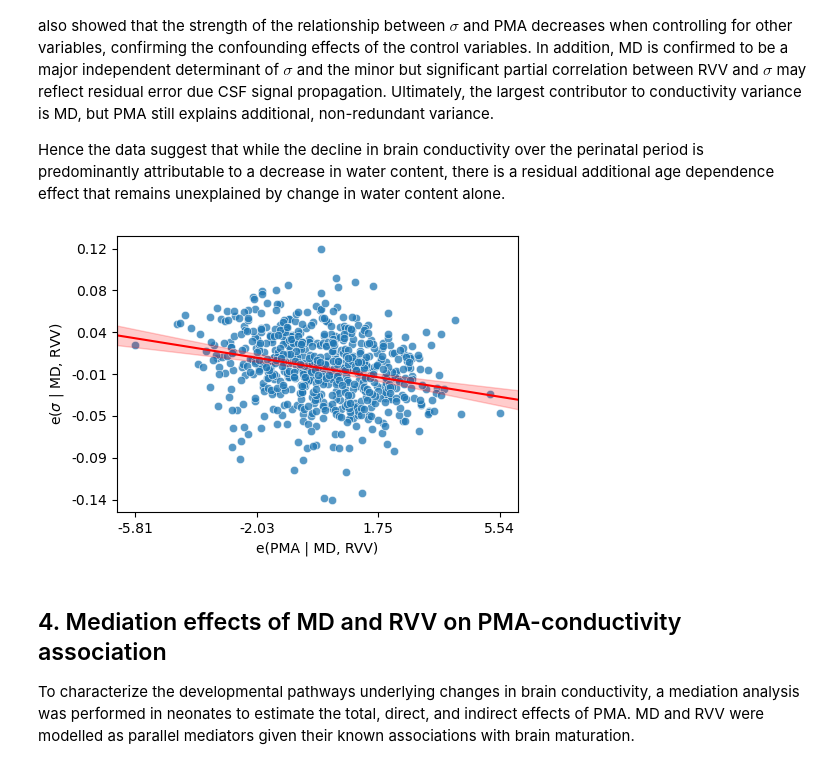
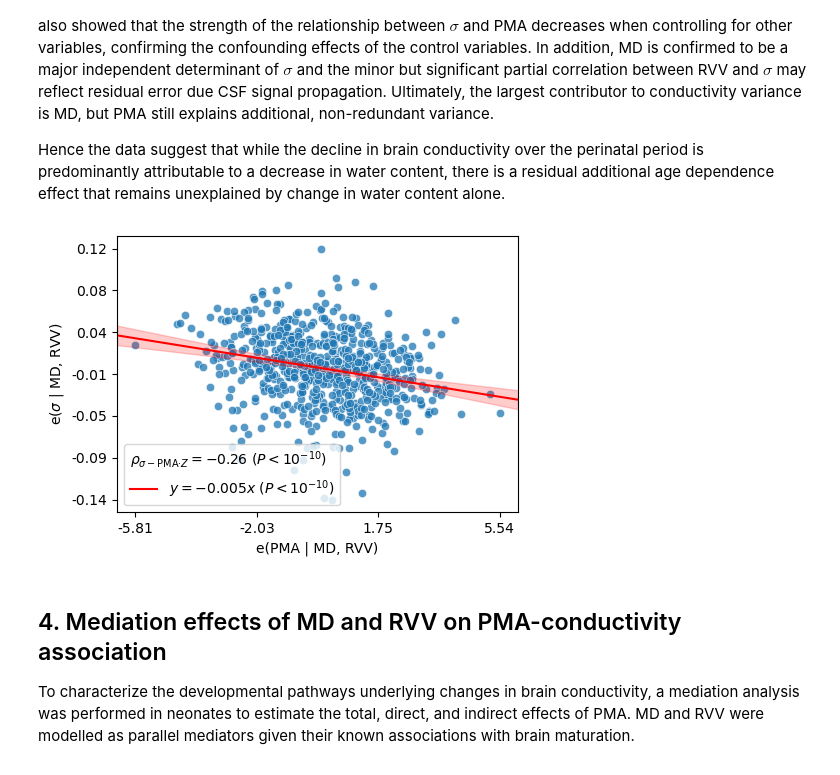
Before and after one commit to aboutill/nano-eptk, a Jupyter notebook: notebooks/experiments/stats_analysis_experiment3.ipynb, the cells around one changed output. Drawn from its saved outputs; the diff is of its cells as text; code cells hidden in the pictures.

```diff
--- a/notebooks/experiments/stats_analysis_experiment3.ipynb
+++ b/notebooks/experiments/stats_analysis_experiment3.ipynb
@@ -426,35 +426,35 @@ rho, pval = res[0], res[1]
 ci = res.confidence_interval(confidence_level=0.95)
 
 # Set title and labels
 ax.set_xlabel(f"e({x_labels[i]} | {', '.join([x_labels[j] for j in range(n) if j != i])})")
 ax.set_ylabel(f"e({y_label} | {', '.join([x_labels[j] for j in range(n) if j != i])})")
 ax.set_xlim(xlim)
 
 # Axes ticks and limits
 xlim = calculate_plot_lim(df[x_res_col], coeff_margin=0)
 ylim = calculate_plot_lim(df[y_res_col], coeff_margin=0)
 ax.set_xticks(np.linspace(xlim[0], xlim[1], 4))
 ax.set_yticks(np.linspace(ylim[0], ylim[1], 7))
 ax.xaxis.set_major_formatter(FormatStrFormatter('%.2f'))
 ax.yaxis.set_major_formatter(FormatStrFormatter('%.2f'))
 
 # Legend
 var_symbol = rf"\rho_{{\sigma-\mathregular{{{x_labels[i]}}}·Z}}"
-leg = axes[i].legend(loc="lower left", title=f"${var_symbol} = {rho:.2f}$ ({convert_pvalue_to_sci_notation(pval)})")
+leg = ax.legend(loc="lower left", title=f"${var_symbol} = {rho:.2f}$ ({convert_pvalue_to_sci_notation(pval)})")
 leg._legend_box.align = "left"
 
 if disp_ci:
     print(rf"${var_symbol}$ 95%CI = [{ci[0]:.2f}, {ci[1]:.2f}]")
 
 # Adjust layout
 fig.tight_layout()
 
 # Save plot
 output_dir = os.path.dirname(plot_path)
 os.makedirs(output_dir, exist_ok=True)
 plt.savefig(plot_path, bbox_inches='tight', dpi=300)
 # %% [output]
-[figure, old version]
+[figure, new version]
 # %% [markdown]
 ## 4. Mediation effects of MD and RVV on PMA-conductivity association
 To characterize the developmental pathways underlying changes in brain conductivity, a mediation analysis was performed in neonates to estimate the total, direct, and indirect effects of PMA. MD and RVV were modelled as parallel mediators given their known associations with brain maturation.
```
Also changed, not shown: parts of 1 cell of this notebook, 1 other file.
